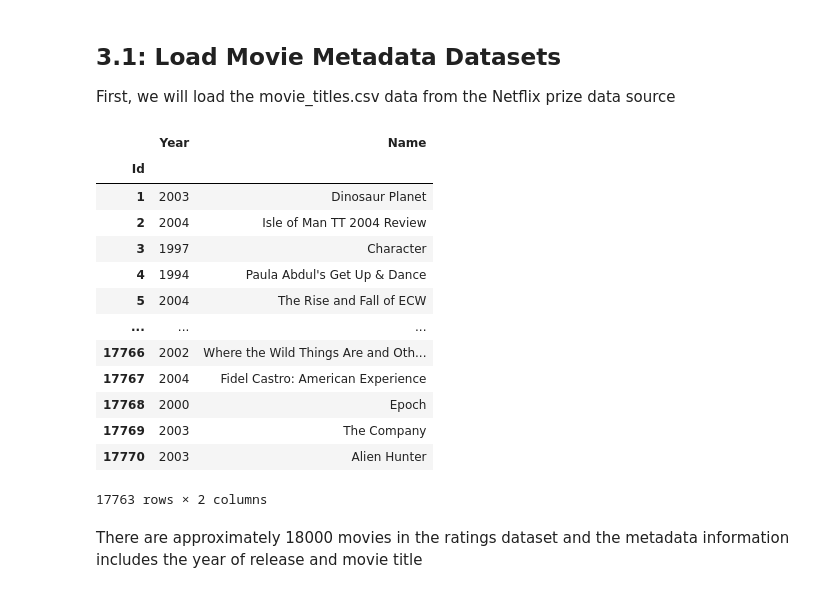
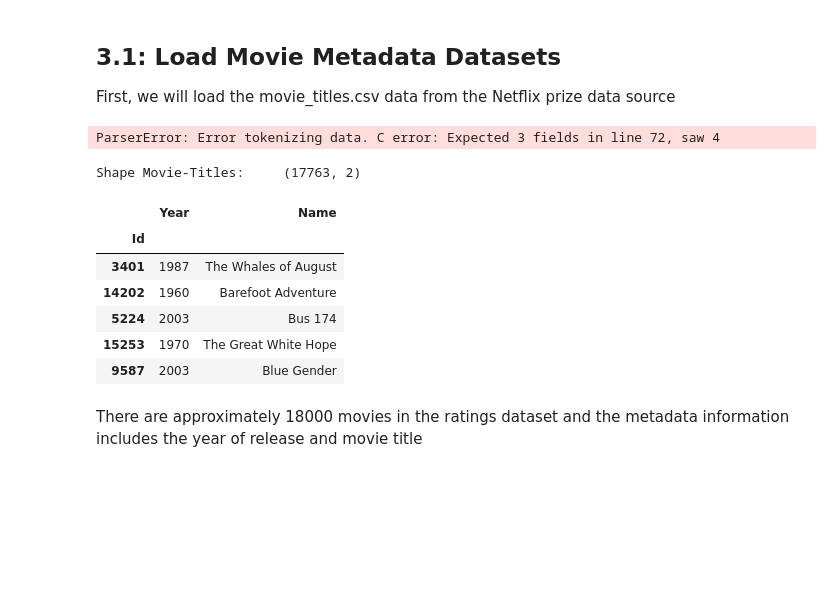
Before and after one commit to axa99/mec-mini-projects, a Jupyter notebook: mec-17.4.1-recommendation-systems-mini-project/Mini_Project_Recommendation_Systems.ipynb, the cells around one changed output. Saved outputs shown, nothing was run; the diff lists cells and outputs as text; code cells hidden in the pictures; blank space fills up the shorter version.

```diff
--- a/mec-17.4.1-recommendation-systems-mini-project/Mini_Project_Recommendation_Systems.ipynb
+++ b/mec-17.4.1-recommendation-systems-mini-project/Mini_Project_Recommendation_Systems.ipynb
@@ -100,39 +102,47 @@ Let's start loading data that will be used for building the recommendation syste
 ## 3.1: Load Movie Metadata Datasets
 
 First, we will load the movie_titles.csv data from the Netflix prize data source
+# %%
+# Load data for all movies
+movie_titles = pd.read_csv('./data/movie_titles.csv',
+                           encoding = 'ISO-8859-1',
+                           header = None,
+                           names = ['Id', 'Year', 'Name']).set_index('Id')
+
+print('Shape Movie-Titles:\t{}'.format(movie_titles.shape))
+movie_titles.sample(5)
+# %% [output]
+ParserError: Error tokenizing data. C error: Expected 3 fields in line 72, saw 4
 # %%
 # Load data for all movies
 movie_titles = pd.read_csv(
     "./data/movie_titles.csv",
     encoding="ISO-8859-1",
     header=None,
     names=["data"],
     sep="\t",
 )
 
 
 movie_titles[['Id', 'Year', 'Name']] = movie_titles[
     "data"
 ].str.split(",", expand=True, n=2)
-movie_titles = movie_titles.drop(columns=["data"]).set_index("Id")
+movie_titles = movie_titles.drop(columns=["data"]).set_index("Id").reset_index()
 movie_titles = movie_titles.drop(movie_titles[movie_titles['Year'] == 'NULL'].index,axis=0)
 
-movie_titles
+movie_titles = movie_titles.set_index('Id')
+
+print('Shape Movie-Titles:\t{}'.format(movie_titles.shape))
+movie_titles.sample(5)
 # %% [output]
+Shape Movie-Titles:     (17763, 2)
 |  | Year | Name |
 | Id |  |  |
-| 1 | 2003 | Dinosaur Planet |
-| 2 | 2004 | Isle of Man TT 2004 Review |
-| 3 | 1997 | Character |
-| 4 | 1994 | Paula Abdul's Get Up & Dance |
-| 5 | 2004 | The Rise and Fall of ECW |
-| ... | ... | ... |
-| 17766 | 2002 | Where the Wild Things Are and Oth... |
-| 17767 | 2004 | Fidel Castro: American Experience |
-| 17768 | 2000 | Epoch |
-| 17769 | 2003 | The Company |
-| 17770 | 2003 | Alien Hunter |
+| 3401 | 1987 | The Whales of August |
+| 14202 | 1960 | Barefoot Adventure |
+| 5224 | 2003 | Bus 174 |
+| 15253 | 1970 | The Great White Hope |
+| 9587 | 2003 | Blue Gender |
-17763 rows × 2 columns
 # %% [markdown]
 There are approximately 18000 movies in the ratings dataset and the metadata information includes the year of release and movie title
 # %% [markdown]
```
Also changed, not shown: parts of 64 cells of this notebook.
